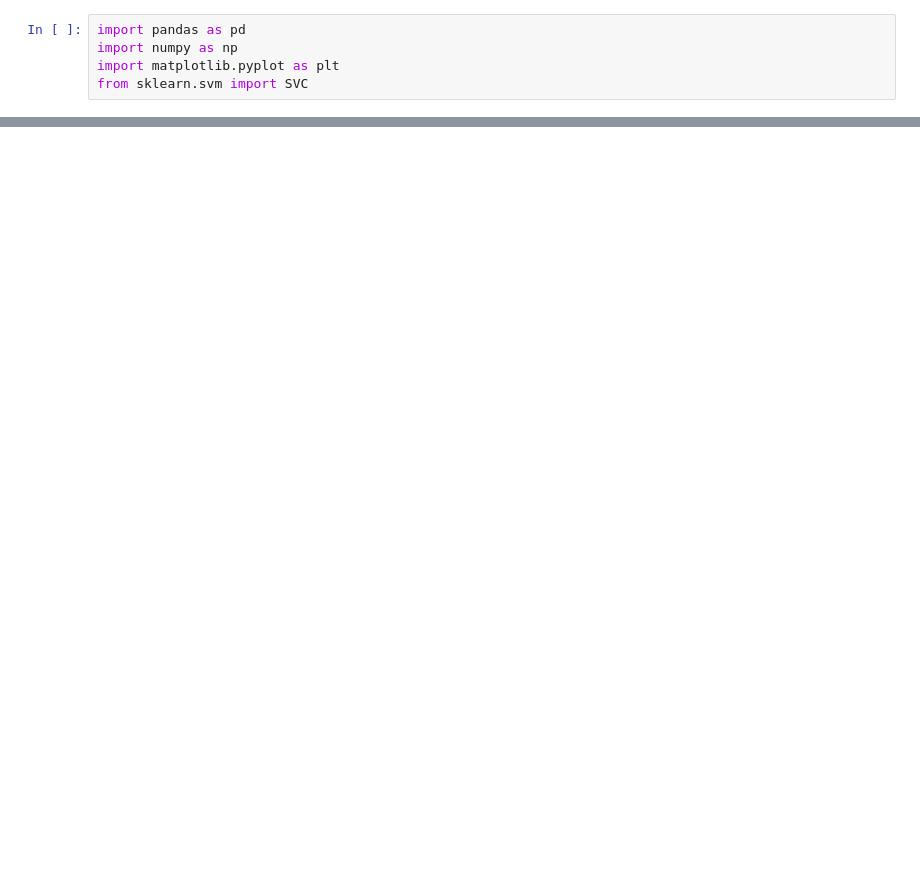
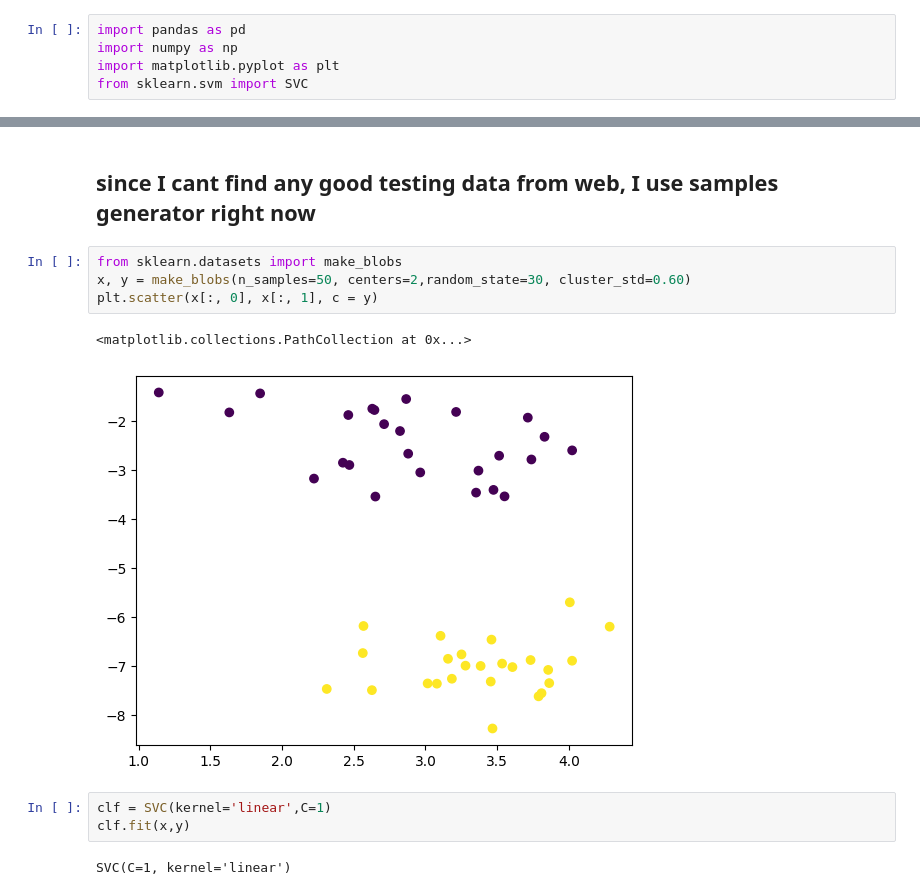
Before and after one commit to d940909492/machine-learning-practice, a Jupyter notebook: SVM/svm.ipynb, the cells around one changed output, grey strips where cells are left out. Saved outputs shown, nothing was run; the diff lists cells and outputs as text; blank space fills up the shorter version.

```diff
--- a/SVM/svm.ipynb
+++ b/SVM/svm.ipynb
@@ -28,0 +32,14 @@ plt.show()
+# %% [markdown]
+## since I cant find any good testing data from web, I use samples generator right now
+# %%
+from sklearn.datasets import make_blobs
+x, y = make_blobs(n_samples=50, centers=2,random_state=30, cluster_std=0.60)
+plt.scatter(x[:, 0], x[:, 1], c = y)
+# %% [output]
+<matplotlib.collections.PathCollection at 0x...>
+[figure, added]
+# %%
+clf = SVC(kernel='linear',C=1)
+clf.fit(x,y)
+# %% [output]
+SVC(C=1, kernel='linear')
```
Also changed, not shown: parts of 6 cells of this notebook, 4 other files.
